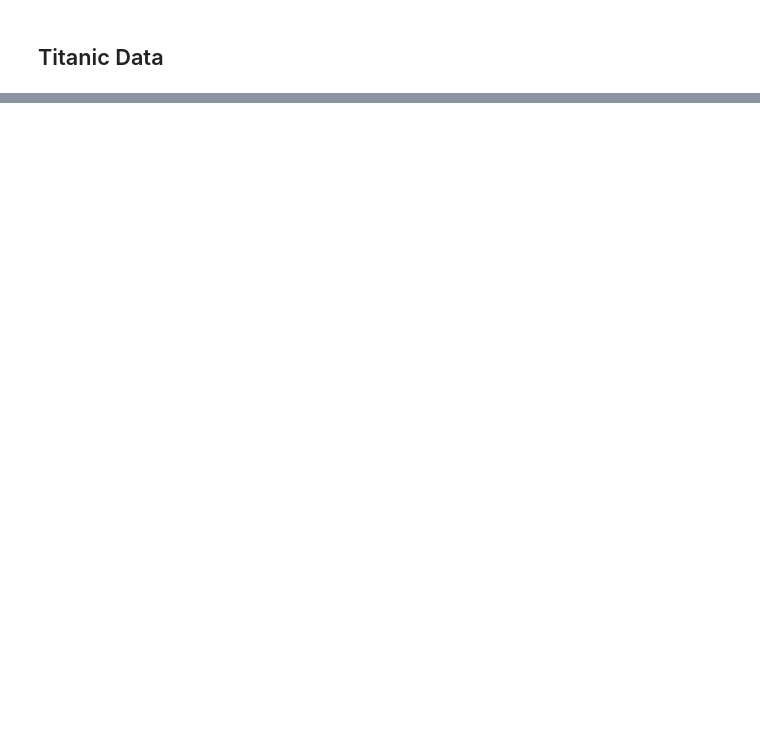
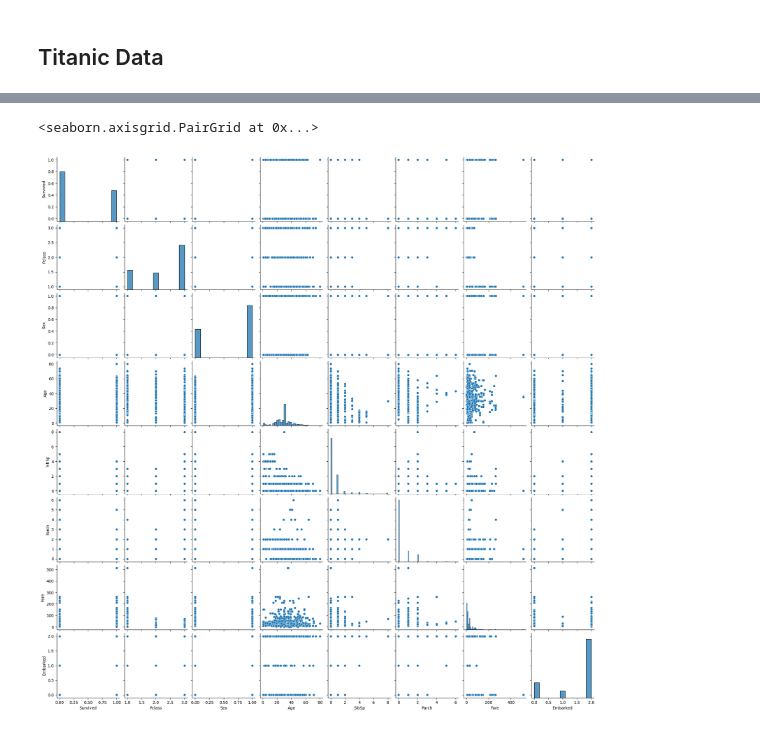
Before and after one commit to ysfztpp/titanicModel, a Jupyter notebook: main.ipynb, the cells around one changed output, grey strips where cells are left out. Cells and saved outputs as stored; diff of their text form; code cells hidden in the pictures; blank space fills up the shorter version.

```diff
--- a/main.ipynb
+++ b/main.ipynb
@@ -98,3 +113,12 @@ dtype: int64
 #Only the fare in test data left, there is no empty cells in train data but we will do it regardless.
 df_train['Fare'] = imputerFare.fit_transform(df_train[['Fare']])
 df_test['Fare'] = imputerFare.transform(df_test[['Fare']])
+# %%
+#visualizing the relationship
+import seaborn as sns
+import matplotlib.pyplot as plt
+
+sns.pairplot(df_train)
+# %% [output]
+<seaborn.axisgrid.PairGrid at 0x...>
+[figure, added]
```
Also changed, not shown: parts of 16 cells of this notebook, 1 other file.
